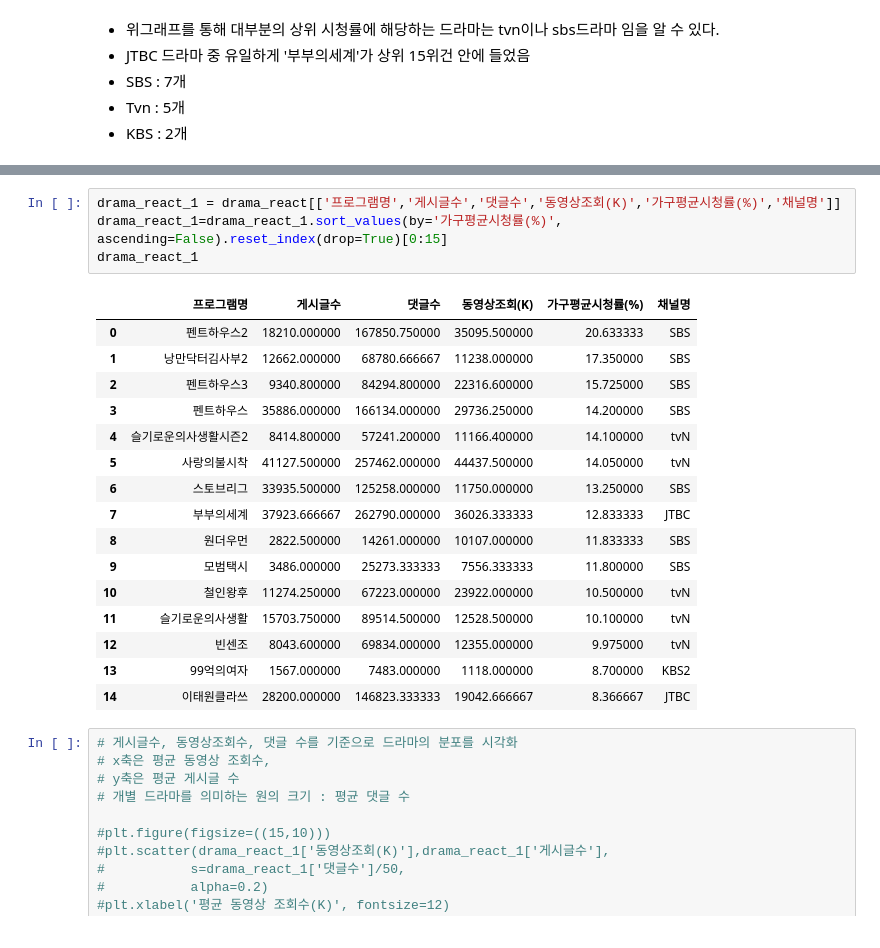
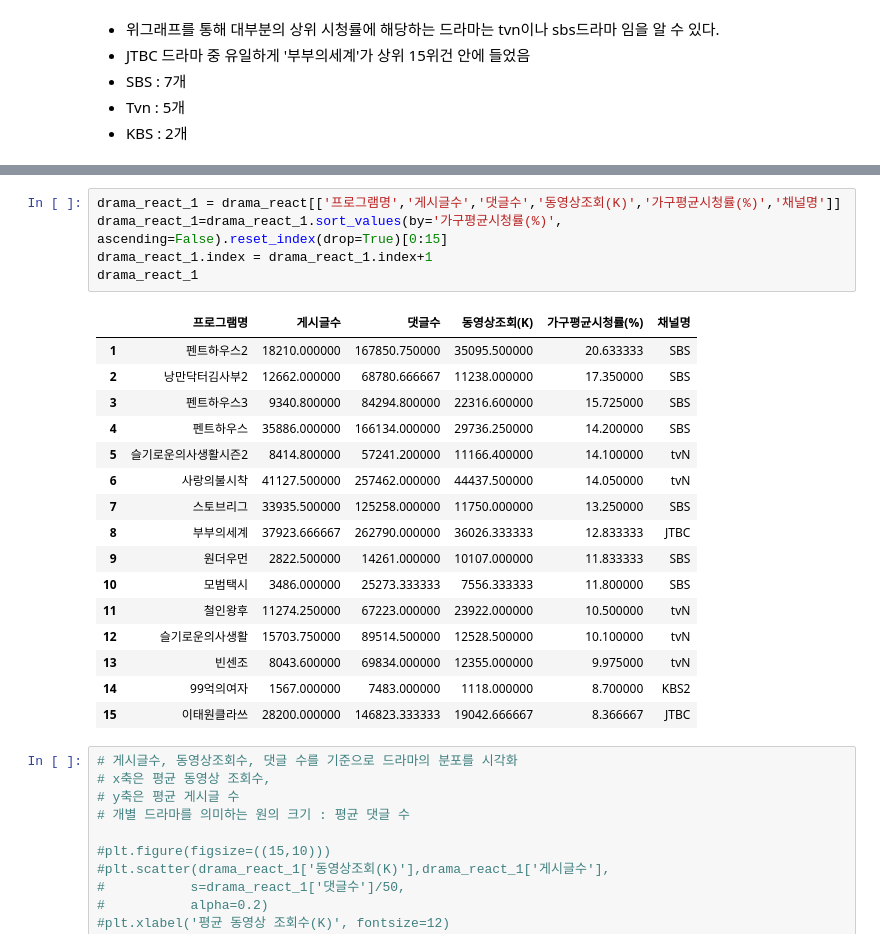
Before and after one commit to daxjeong/StudyJupyter, a Jupyter notebook: mini_project/프로젝트_주제.ipynb, the cells around one changed output, grey strips where cells are left out. Saved outputs shown, nothing was run; the diff lists cells and outputs as text.

```diff
--- a/mini_project/프로젝트_주제.ipynb
+++ b/mini_project/프로젝트_주제.ipynb
@@ -331,24 +346,25 @@ drama_react
 # %%
 drama_react_1 = drama_react[['프로그램명','게시글수','댓글수','동영상조회(K)','가구평균시청률(%)','채널명']]
 drama_react_1=drama_react_1.sort_values(by='가구평균시청률(%)', ascending=False).reset_index(drop=True)[0:15]
+drama_react_1.index = drama_react_1.index+1
 drama_react_1
 # %% [output]
 |  | 프로그램명 | 게시글수 | 댓글수 | 동영상조회(K) | 가구평균시청률(%) | 채널명 |
-| 0 | 펜트하우스2 | 18210.000000 | 167850.750000 | 35095.500000 | 20.633333 | SBS |
-| 1 | 낭만닥터김사부2 | 12662.000000 | 68780.666667 | 11238.000000 | 17.350000 | SBS |
-| 2 | 펜트하우스3 | 9340.800000 | 84294.800000 | 22316.600000 | 15.725000 | SBS |
-| 3 | 펜트하우스 | 35886.000000 | 166134.000000 | 29736.250000 | 14.200000 | SBS |
-| 4 | 슬기로운의사생활시즌2 | 8414.800000 | 57241.200000 | 11166.400000 | 14.100000 | tvN |
-| 5 | 사랑의불시착 | 41127.500000 | 257462.000000 | 44437.500000 | 14.050000 | tvN |
-| 6 | 스토브리그 | 33935.500000 | 125258.000000 | 11750.000000 | 13.250000 | SBS |
-| 7 | 부부의세계 | 37923.666667 | 262790.000000 | 36026.333333 | 12.833333 | JTBC |
-| 8 | 원더우먼 | 2822.500000 | 14261.000000 | 10107.000000 | 11.833333 | SBS |
-| 9 | 모범택시 | 3486.000000 | 25273.333333 | 7556.333333 | 11.800000 | SBS |
-| 10 | 철인왕후 | 11274.250000 | 67223.000000 | 23922.000000 | 10.500000 | tvN |
-| 11 | 슬기로운의사생활 | 15703.750000 | 89514.500000 | 12528.500000 | 10.100000 | tvN |
-| 12 | 빈센조 | 8043.600000 | 69834.000000 | 12355.000000 | 9.975000 | tvN |
-| 13 | 99억의여자 | 1567.000000 | 7483.000000 | 1118.000000 | 8.700000 | KBS2 |
-| 14 | 이태원클라쓰 | 28200.000000 | 146823.333333 | 19042.666667 | 8.366667 | JTBC |
+| 1 | 펜트하우스2 | 18210.000000 | 167850.750000 | 35095.500000 | 20.633333 | SBS |
+| 2 | 낭만닥터김사부2 | 12662.000000 | 68780.666667 | 11238.000000 | 17.350000 | SBS |
+| 3 | 펜트하우스3 | 9340.800000 | 84294.800000 | 22316.600000 | 15.725000 | SBS |
+| 4 | 펜트하우스 | 35886.000000 | 166134.000000 | 29736.250000 | 14.200000 | SBS |
+| 5 | 슬기로운의사생활시즌2 | 8414.800000 | 57241.200000 | 11166.400000 | 14.100000 | tvN |
+| 6 | 사랑의불시착 | 41127.500000 | 257462.000000 | 44437.500000 | 14.050000 | tvN |
+| 7 | 스토브리그 | 33935.500000 | 125258.000000 | 11750.000000 | 13.250000 | SBS |
+| 8 | 부부의세계 | 37923.666667 | 262790.000000 | 36026.333333 | 12.833333 | JTBC |
+| 9 | 원더우먼 | 2822.500000 | 14261.000000 | 10107.000000 | 11.833333 | SBS |
+| 10 | 모범택시 | 3486.000000 | 25273.333333 | 7556.333333 | 11.800000 | SBS |
+| 11 | 철인왕후 | 11274.250000 | 67223.000000 | 23922.000000 | 10.500000 | tvN |
+| 12 | 슬기로운의사생활 | 15703.750000 | 89514.500000 | 12528.500000 | 10.100000 | tvN |
+| 13 | 빈센조 | 8043.600000 | 69834.000000 | 12355.000000 | 9.975000 | tvN |
+| 14 | 99억의여자 | 1567.000000 | 7483.000000 | 1118.000000 | 8.700000 | KBS2 |
+| 15 | 이태원클라쓰 | 28200.000000 | 146823.333333 | 19042.666667 | 8.366667 | JTBC |
 # %%
 # 게시글수, 동영상조회수, 댓글 수를 기준으로 드라마의 분포를 시각화
 # x축은 평균 동영상 조회수,
```
Also changed, not shown: parts of 60 cells of this notebook, 9 other files.
